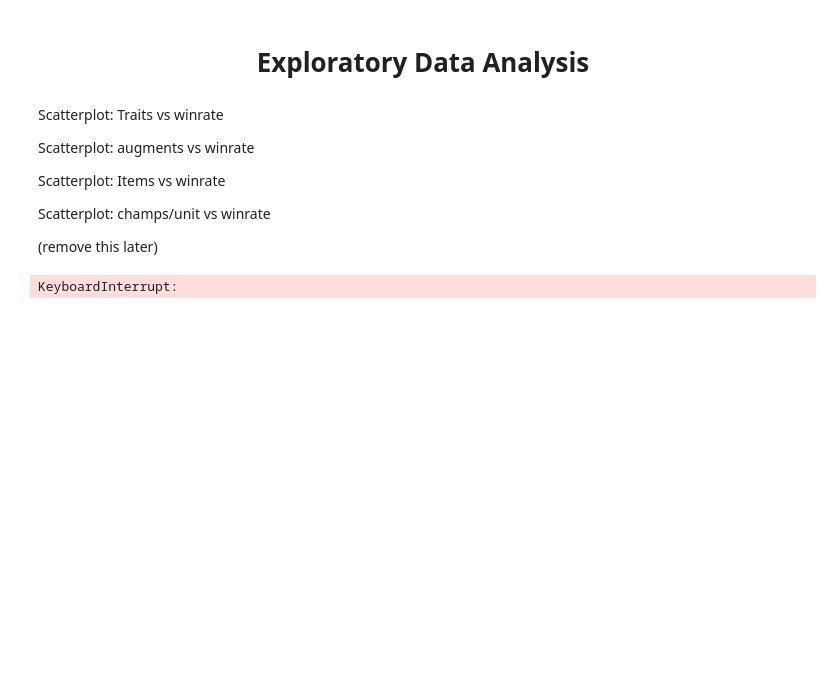
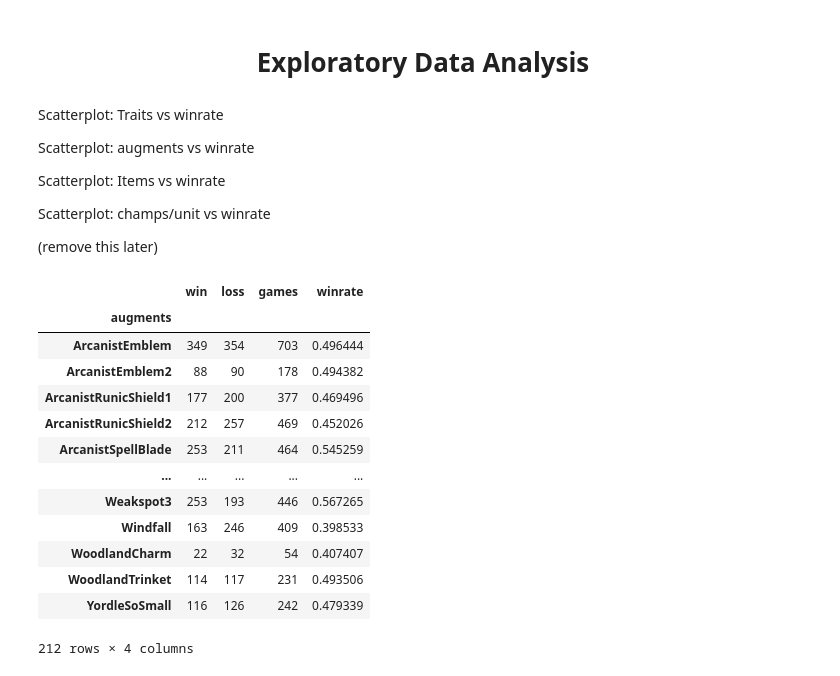
Before and after one commit to jdang2/jdang2.github.io, a Jupyter notebook: CMSC320Final.ipynb, the cells around one changed output. Saved outputs shown, nothing was run; the diff lists cells and outputs as text; code cells hidden in the pictures; blank space fills up the shorter version.

```diff
--- a/CMSC320Final.ipynb
+++ b/CMSC320Final.ipynb
@@ -455,22 +465,29 @@ Scatterplot: Items vs winrate
 Scatterplot: champs/unit vs winrate
 
 (remove this later)
-# %%
-augment_df = pd.DataFrame(columns = ['augment', 'win', 'loss'])
-for index, row in df.iterrows():
-    augments = row["augments"]
-    if augments.__class__.__name__ == 'str':
-        augments = literal_eval(augments)
-    for augment in augments:
-        if pd.to_numeric(row["placement"]) >= 1 and pd.to_numeric(row["placement"]) <= 4:
-            augment_df = augment_df.append({'augment': augment, 'win': 1, 'loss': 0}, ignore_index = True)
-        else:
-            augment_df = augment_df.append({'augment': augment, 'win': 0, 'loss': 1}, ignore_index = True)
-augment_df
-
-
-# df
-# cleanedData = pd.read_json("TFTdataset.json")
-# cleanedData
-# %% [output]
-KeyboardInterrupt:
+# %%
+augment_df = df.explode("augments")
+augment_df["win"] = np.where(augment_df["placement"] <= 4, 1, 0)
+augment_df["loss"] = np.where(augment_df["placement"] >= 5, 1, 0)
+augment_df["games"] = 1
+
+aggregate_functions = {'win': 'sum', 'loss': 'sum', 'games': 'count'}
+augment_df = augment_df.groupby(['augments']).aggregate(aggregate_functions)
+augment_df["winrate"] = augment_df["win"] / augment_df["games"]
+
+augment_df
+# %% [output]
+|  | win | loss | games | winrate |
+| augments |  |  |  |  |
+| ArcanistEmblem | 349 | 354 | 703 | 0.496444 |
+| ArcanistEmblem2 | 88 | 90 | 178 | 0.494382 |
+| ArcanistRunicShield1 | 177 | 200 | 377 | 0.469496 |
+| ArcanistRunicShield2 | 212 | 257 | 469 | 0.452026 |
+| ArcanistSpellBlade | 253 | 211 | 464 | 0.545259 |
+| ... | ... | ... | ... | ... |
+| Weakspot3 | 253 | 193 | 446 | 0.567265 |
+| Windfall | 163 | 246 | 409 | 0.398533 |
+| WoodlandCharm | 22 | 32 | 54 | 0.407407 |
+| WoodlandTrinket | 114 | 117 | 231 | 0.493506 |
+| YordleSoSmall | 116 | 126 | 242 | 0.479339 |
+212 rows × 4 columns
```
Also changed, not shown: parts of 7 cells of this notebook.
